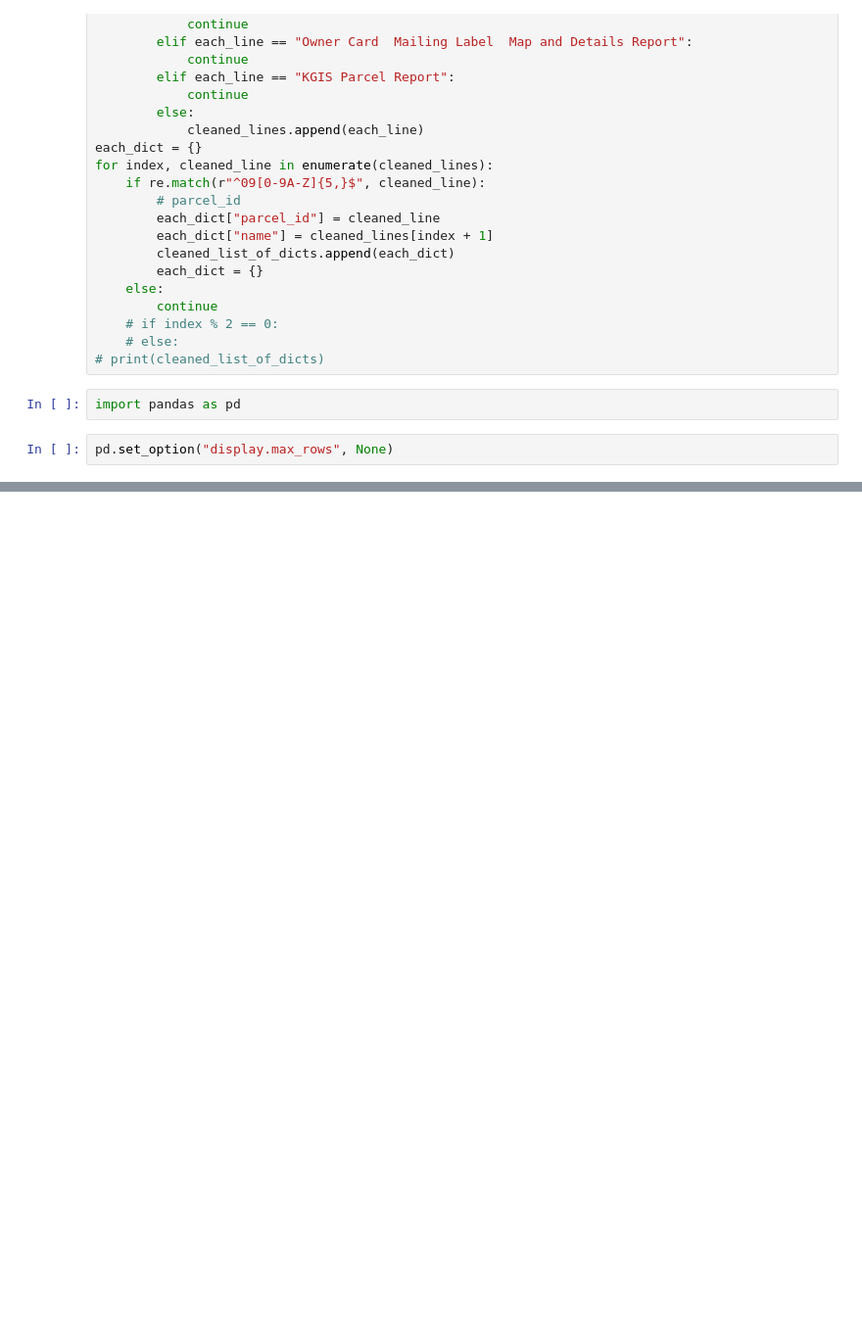
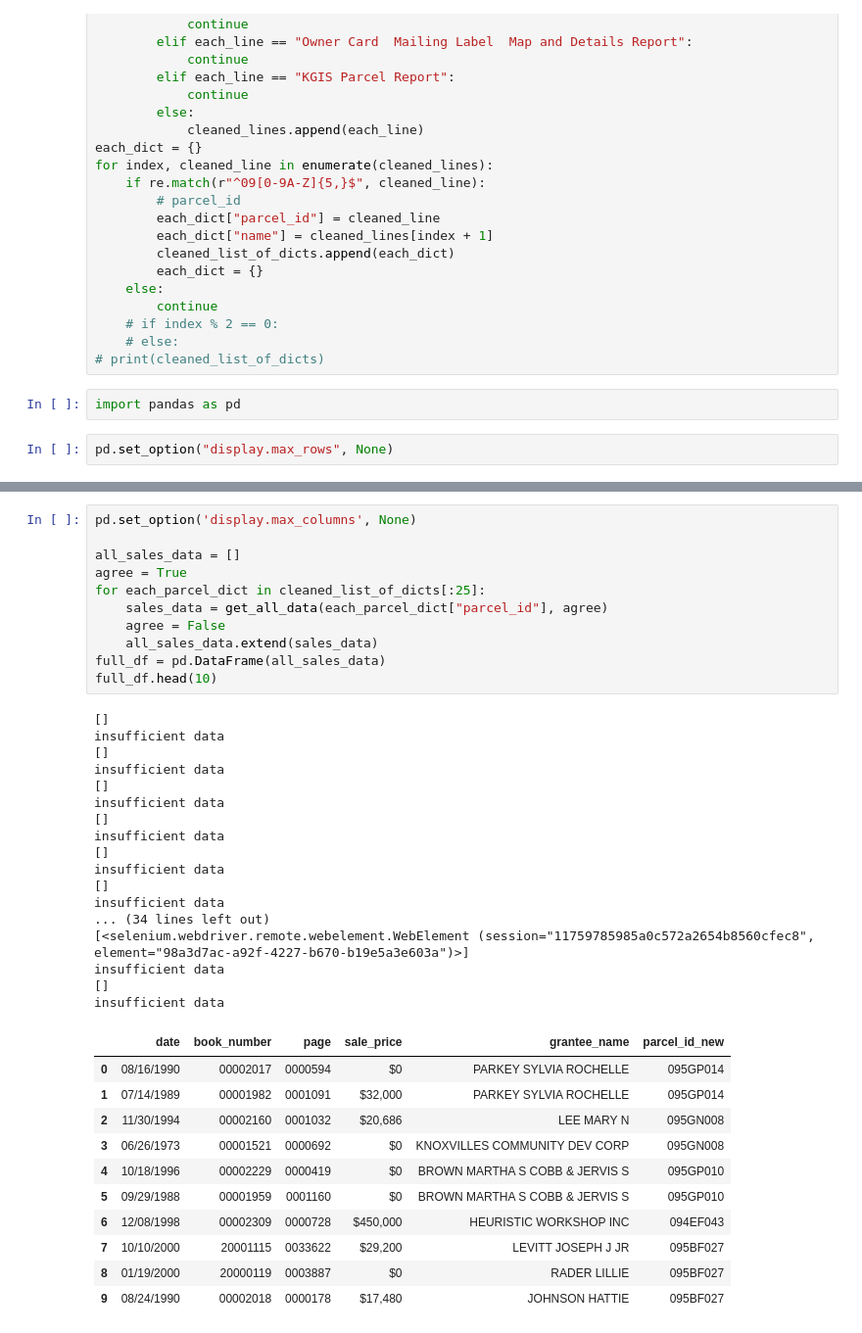
Before and after one commit to areenaarora/property-transfers, a Jupyter notebook: first_final_scrape.ipynb, the cells around one changed output, grey strips where cells are left out. Shown at 98% size. Saved outputs shown, nothing was run; the diff lists cells and outputs as text; blank space fills up the shorter version.

```diff
--- a/first_final_scrape.ipynb
+++ b/first_final_scrape.ipynb
@@ -42,0 +120,40 @@ df
+# %%
+pd.set_option('display.max_columns', None)
+
+all_sales_data = []
+agree = True
+for each_parcel_dict in cleaned_list_of_dicts[:25]:
+    sales_data = get_all_data(each_parcel_dict["parcel_id"], agree)
+    agree = False
+    all_sales_data.extend(sales_data)
+full_df = pd.DataFrame(all_sales_data)
+full_df.head(10)
+# %% [output]
+[]
+insufficient data
+[]
+insufficient data
+[]
+insufficient data
+[]
+insufficient data
+[]
+insufficient data
+[]
+insufficient data
+... (34 lines left out)
+[<selenium.webdriver.remote.webelement.WebElement (session="11759785985a0c572a2654b8560cfec8", element="98a3d7ac-a92f-4227-b670-b19e5a3e603a")>]
+insufficient data
+[]
+insufficient data
+|  | date | book_number | page | sale_price | grantee_name | parcel_id_new |
+| 0 | 08/16/1990 | 00002017 | 0000594 | $0 | PARKEY SYLVIA ROCHELLE | 095GP014 |
+| 1 | 07/14/1989 | 00001982 | 0001091 | $32,000 | PARKEY SYLVIA ROCHELLE | 095GP014 |
+| 2 | 11/30/1994 | 00002160 | 0001032 | $20,686 | LEE MARY N | 095GN008 |
+| 3 | 06/26/1973 | 00001521 | 0000692 | $0 | KNOXVILLES COMMUNITY DEV CORP | 095GN008 |
+| 4 | 10/18/1996 | 00002229 | 0000419 | $0 | BROWN MARTHA S COBB & JERVIS S | 095GP010 |
+| 5 | 09/29/1988 | 00001959 | 0001160 | $0 | BROWN MARTHA S COBB & JERVIS S | 095GP010 |
+| 6 | 12/08/1998 | 00002309 | 0000728 | $450,000 | HEURISTIC WORKSHOP INC | 094EF043 |
+| 7 | 10/10/2000 | 20001115 | 0033622 | $29,200 | LEVITT JOSEPH J JR | 095BF027 |
+| 8 | 01/19/2000 | 20000119 | 0003887 | $0 | RADER LILLIE | 095BF027 |
+| 9 | 08/24/1990 | 00002018 | 0000178 | $17,480 | JOHNSON HATTIE | 095BF027 |
```
Also changed, not shown: parts of 6 cells of this notebook.
